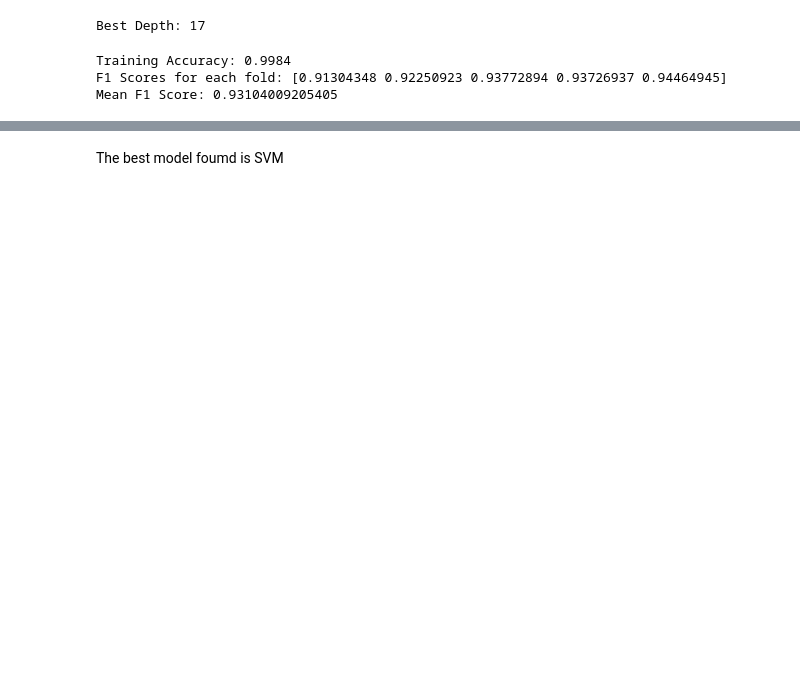
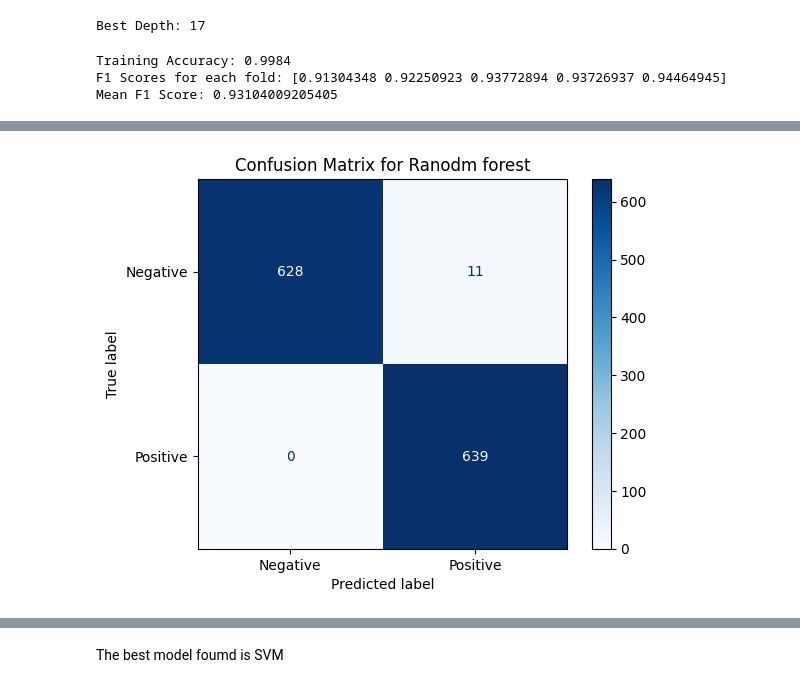
Before and after one commit to lesson-jbg/DVC-MLproject, a Jupyter notebook: main.ipynb, the cells around one changed output, grey strips where cells are left out. Saved outputs shown, nothing was run; the diff lists cells and outputs as text; code cells hidden in the pictures; blank space fills up the shorter version.

```diff
--- a/main.ipynb
+++ b/main.ipynb
@@ -577,0 +630,10 @@ Mean F1 Score: 0.93104009205405
+# %%
+from sklearn.metrics import ConfusionMatrixDisplay
+
+cm = confusion_matrix(y_resampled, grid_search.predict(X_train_scaled))
+disp = ConfusionMatrixDisplay(confusion_matrix=cm, display_labels=['Negative', 'Positive'])
+disp.plot(cmap='Blues')
+plt.title('Confusion Matrix for Ranodm forest')
+plt.show()
+# %% [output]
+[figure, added]
```
Also changed, not shown: parts of 49 cells of this notebook, 15 other files.
